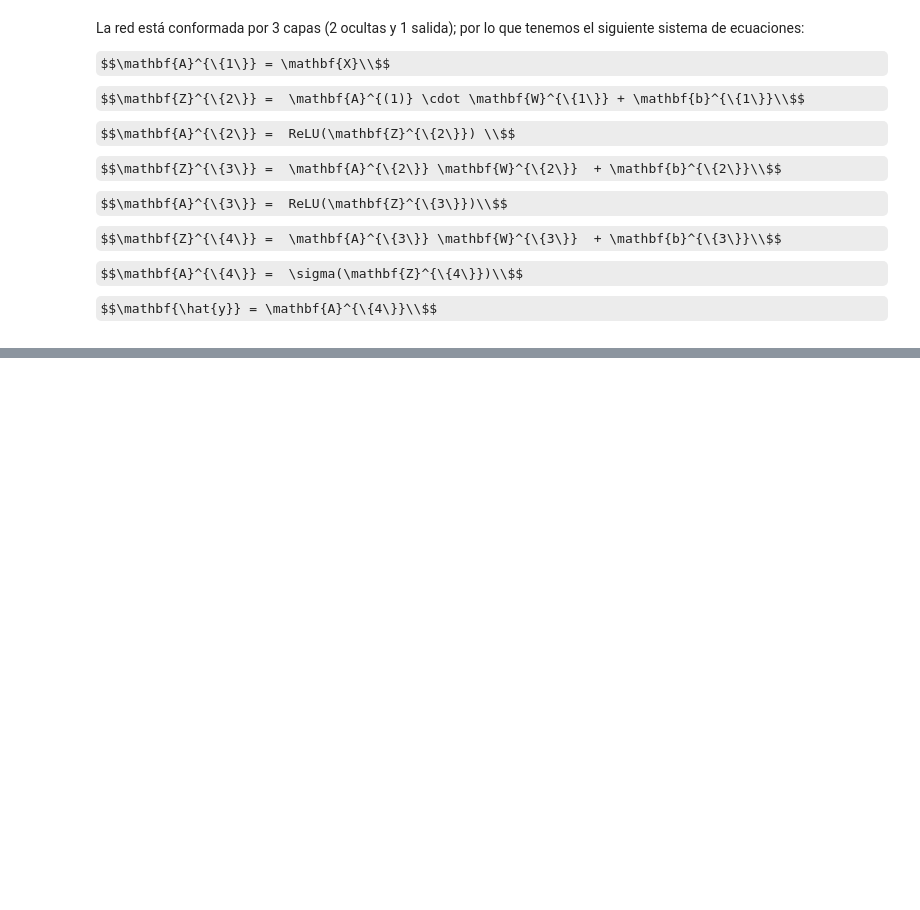
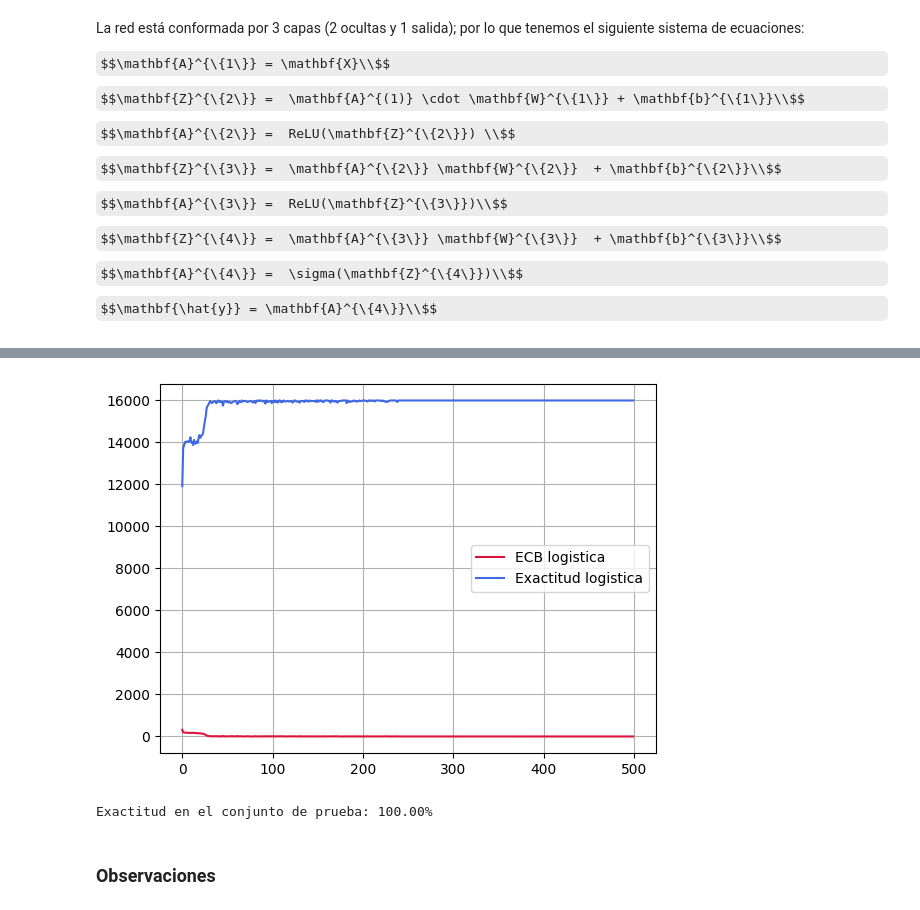
Before and after one commit to Qweryedu/Aprendizaje-Profundo, a Jupyter notebook: Tarea01/Ejercicio2.ipynb, the cells around one changed output, grey strips where cells are left out. Saved outputs shown, nothing was run; the diff lists cells and outputs as text; code cells hidden in the pictures; some formulas as TeX source; blank space fills up the shorter version.

```diff
--- a/Tarea01/Ejercicio2.ipynb
+++ b/Tarea01/Ejercicio2.ipynb
@@ -78,0 +260,11 @@ def hacia_adelante(X, W1, b1, W2, b2, W3, b3):
+# %%
+def hacia_adelante_log(X, W1, b1, W2, b2, W3, b3):
+  # Nos saltamos la declaración de A1 porque sería un desperdicio
+  # print(f'{X.shape = }, {W1.shape = }, {b1.shape = }')
+  Z2 = X @ W1 + b1
+  A2 = sigmoide(Z2)
+  Z3 = A2 @ W2 + b2
+  A3 = sigmoide(Z3)
+  Z4 = A3 @ W3 + b3
+  y_hat = sigmoide(Z4)
+  return Z2, A2, Z3, A3, Z4, y_hat
@@ -78,0 +333,7 @@ def hacia_adelante(X, W1, b1, W2, b2, W3, b3):
+# %%
+W1, b1, W2, b2, W3, b3, loss_log, acc_log = retropropagacion_log(X_train,
+                                                    y_train[:, np.newaxis],
+                                                    alpha=0.2,
+                                                    n_epocas=500,
+                                                    n_ocultas=10, n_ocultas_2=20,
+                                                    t_lote=4)
@@ -78,0 +358,21 @@ def hacia_adelante(X, W1, b1, W2, b2, W3, b3):
+# %%
+# plt.plot(np.arange(loss.size), loss, color='hotpink', label='ECB')
+# plt.plot(np.arange(acc.size), acc, color='steelblue', label='Exactitud')
+
+plt.plot(np.arange(loss_log.size), loss_log, color='crimson', label='ECB logistica')
+plt.plot(np.arange(acc_log.size), acc_log, color='royalblue', label='Exactitud logistica')
+
+plt.legend()
+plt.grid()
+plt.show()
+# %% [output]
+[figure, added]
+# %%
+_, _, _, _, _, y_hat_test = hacia_adelante_log(X_test, W1, b1, W2, b2, W3, b3)
+y_pred_test = np.round(y_hat_test)
+
+print(f'Exactitud en el conjunto de prueba: {accuracy_score(y_test, y_pred_test) * 100:.2f}%')
+# %% [output]
+Exactitud en el conjunto de prueba: 100.00%
+# %% [markdown]
+### Observaciones
```
Also changed, not shown: parts of 22 cells of this notebook, 1 other file.
